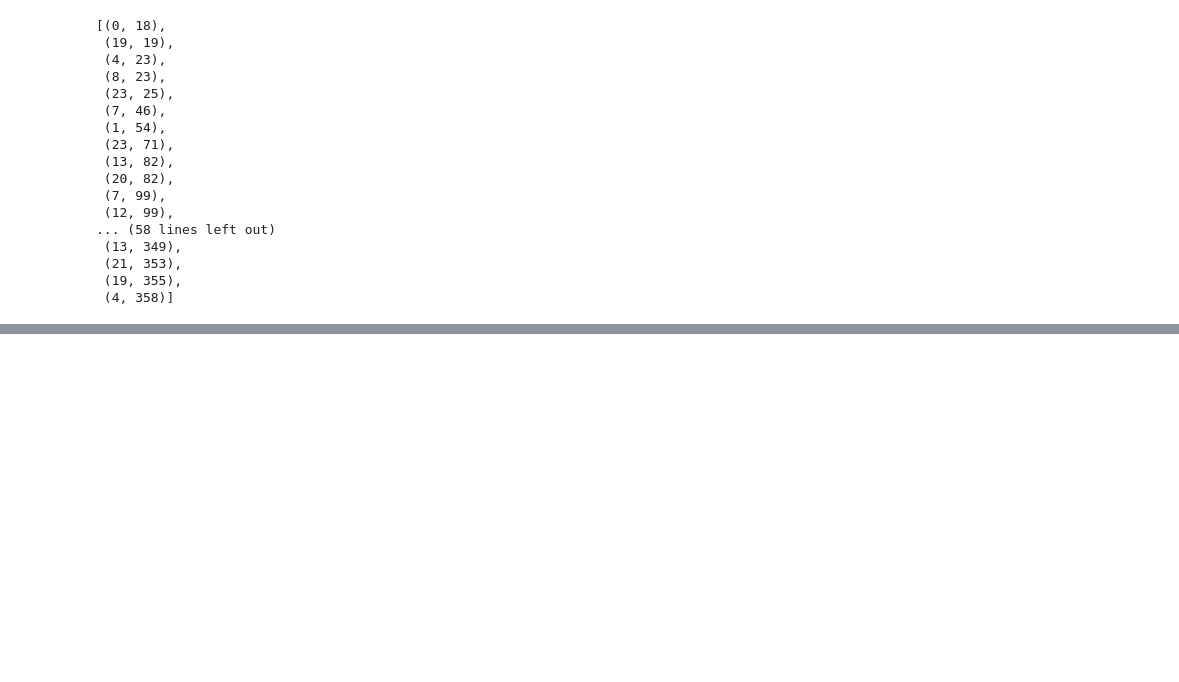
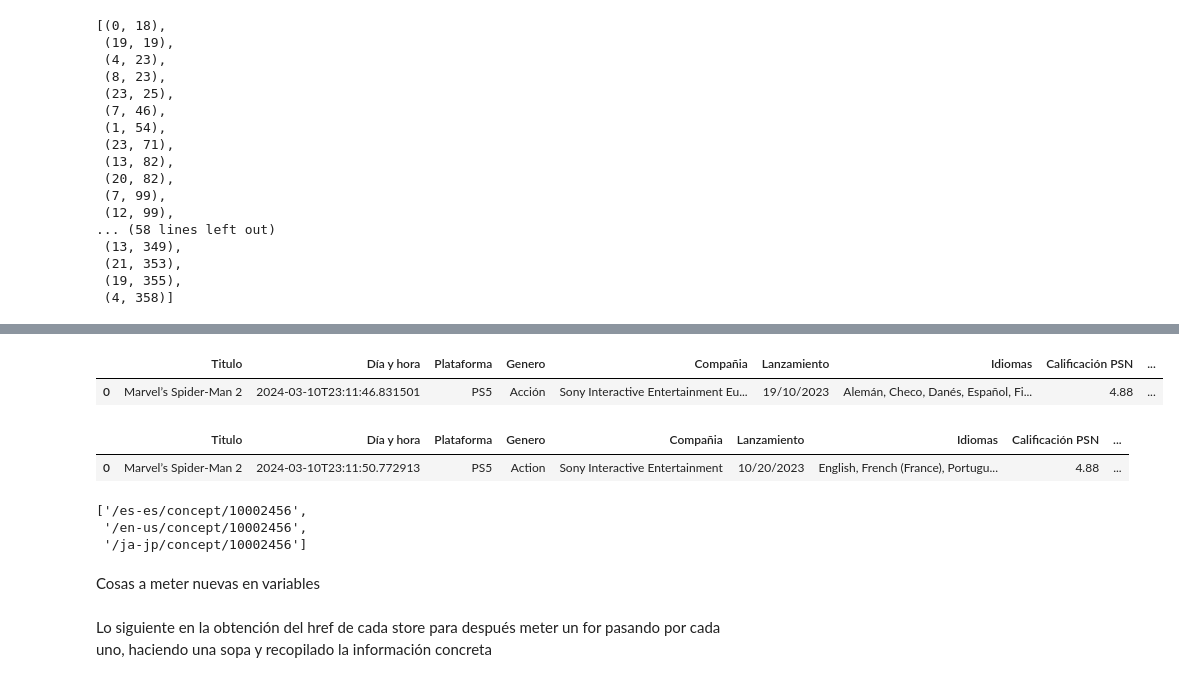
Before and after one commit to svalencia-romero/GamePriceTracker, a Jupyter notebook: notebooks/webscrapp_BBDD_prueba.ipynb, the cells around one changed output, grey strips where cells are left out. Drawn from its saved outputs; the diff is of its cells as text; code cells hidden in the pictures; blank space fills up the shorter version.

Commit message:
cambios en perspectiva, prueba con varios stores

```diff
--- a/notebooks/webscrapp_BBDD_prueba.ipynb
+++ b/notebooks/webscrapp_BBDD_prueba.ipynb
@@ -1158,0 +1373,18 @@ Errores listas .py
+# %%
+df_juegos[0]
+# %% [output]
+|  | Titulo | Día y hora | Plataforma | Genero | Compañia | Lanzamiento | Idiomas | Calificación PSN | ... |
+| 0 | Marvel’s Spider-Man 2 | 2024-03-10T23:11:46.831501 | PS5 | Acción | Sony Interactive Entertainment Eu... | 19/10/2023 | Alemán, Checo, Danés, Español, Fi... | 4.88 | ... |
+# %%
+df_juegos[1]
+# %% [output]
+|  | Titulo | Día y hora | Plataforma | Genero | Compañia | Lanzamiento | Idiomas | Calificación PSN | ... |
+| 0 | Marvel’s Spider-Man 2 | 2024-03-10T23:11:50.772913 | PS5 | Action | Sony Interactive Entertainment | 10/20/2023 | English, French (France), Portugu... | 4.88 | ... |
+# %%
+href_valor_list
+# %% [output]
+['/es-es/concept/10002456',
+ '/en-us/concept/10002456',
+ '/ja-jp/concept/10002456']
+# %% [markdown]
+Cosas a meter nuevas en variables
@@ -1158,0 +1400,2 @@ Errores listas .py
+# %% [markdown]
+Lo siguiente en la obtención del href de cada store para después meter un for pasando por cada uno, haciendo una sopa y recopilado la información concreta
```
Also changed, not shown: parts of 35 cells of this notebook.
